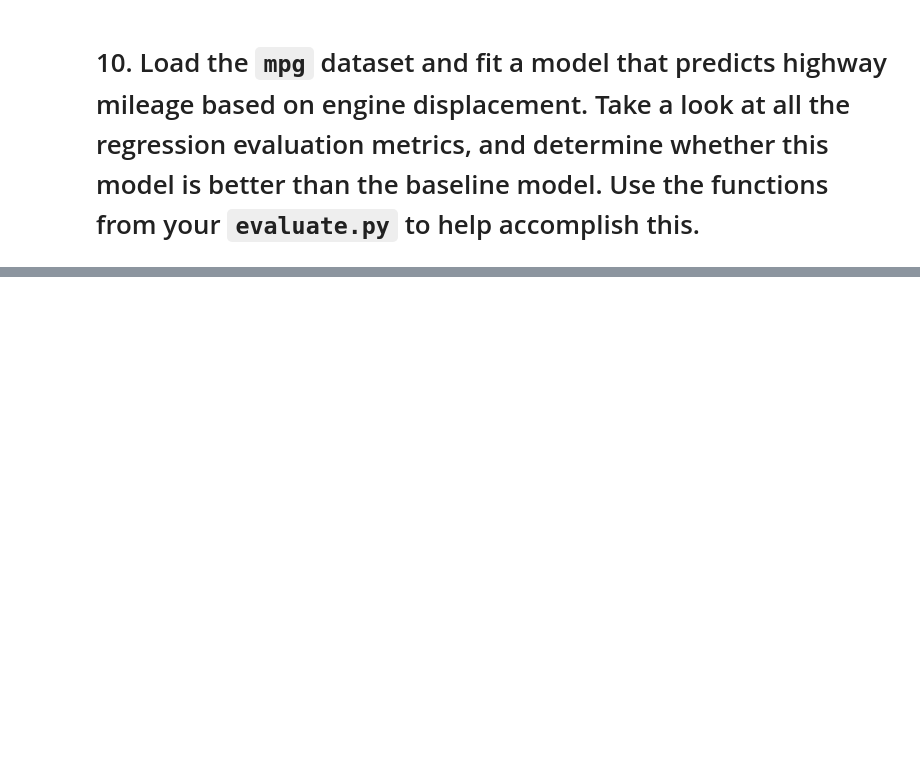
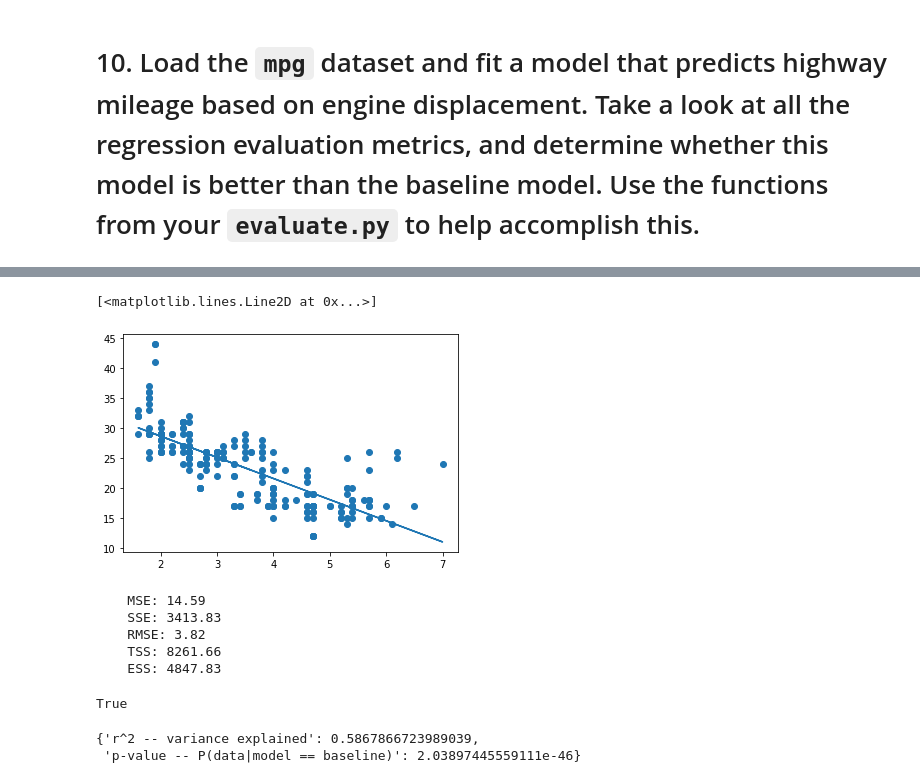
Before and after one commit to o0amandagomez0o/regression-exercises, a Jupyter notebook: evaluate.ipynb, the cells around one changed output, grey strips where cells are left out. Saved outputs shown, nothing was run; the diff lists cells and outputs as text; code cells hidden in the pictures; blank space fills up the shorter version.

```diff
--- a/evaluate.ipynb
+++ b/evaluate.ipynb
@@ -467,0 +561,23 @@ mpg.head(3)
+# %%
+plt.scatter(mpg.displ, mpg.hwy)
+plt.plot(mpg.displ, mpg.yhat)
+# %% [output]
+[<matplotlib.lines.Line2D at 0x...>]
+[figure, added]
+# %%
+evaluate.regression_errors(mpg.hwy, mpg.yhat)
+# %% [output]
+    MSE: 14.59
+    SSE: 3413.83
+    RMSE: 3.82
+    TSS: 8261.66
+    ESS: 4847.83
+# %%
+evaluate.better_than_baseline(mpg.hwy, mpg.yhat)
+# %% [output]
+True
+# %%
+evaluate.model_significance(ols_model1)
+# %% [output]
+{'r^2 -- variance explained': 0.5867866723989039,
+ 'p-value -- P(data|model == baseline)': 2.03897445559111e-46}
```
Also changed, not shown: parts of 19 cells of this notebook, 1 other file.
